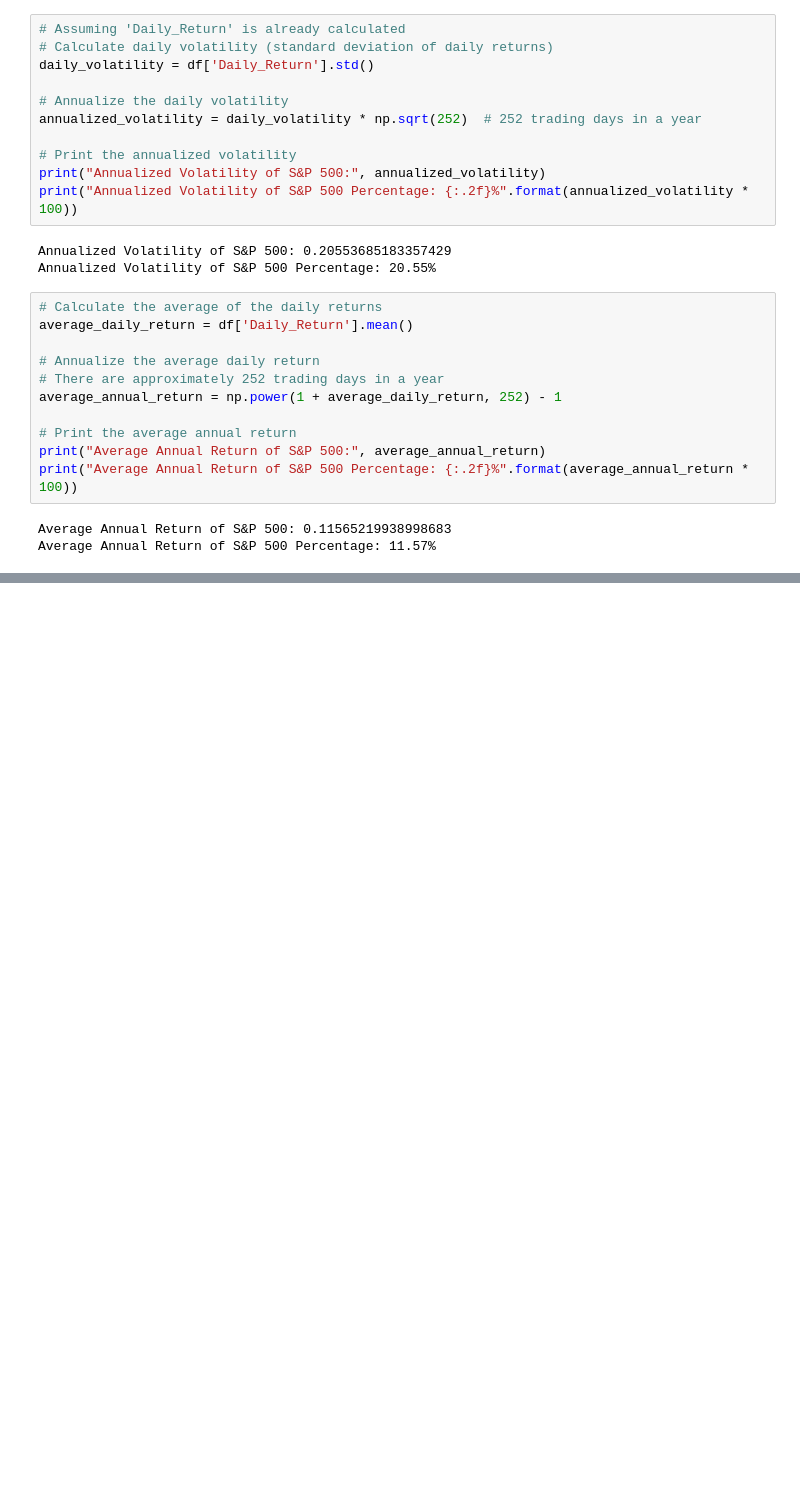
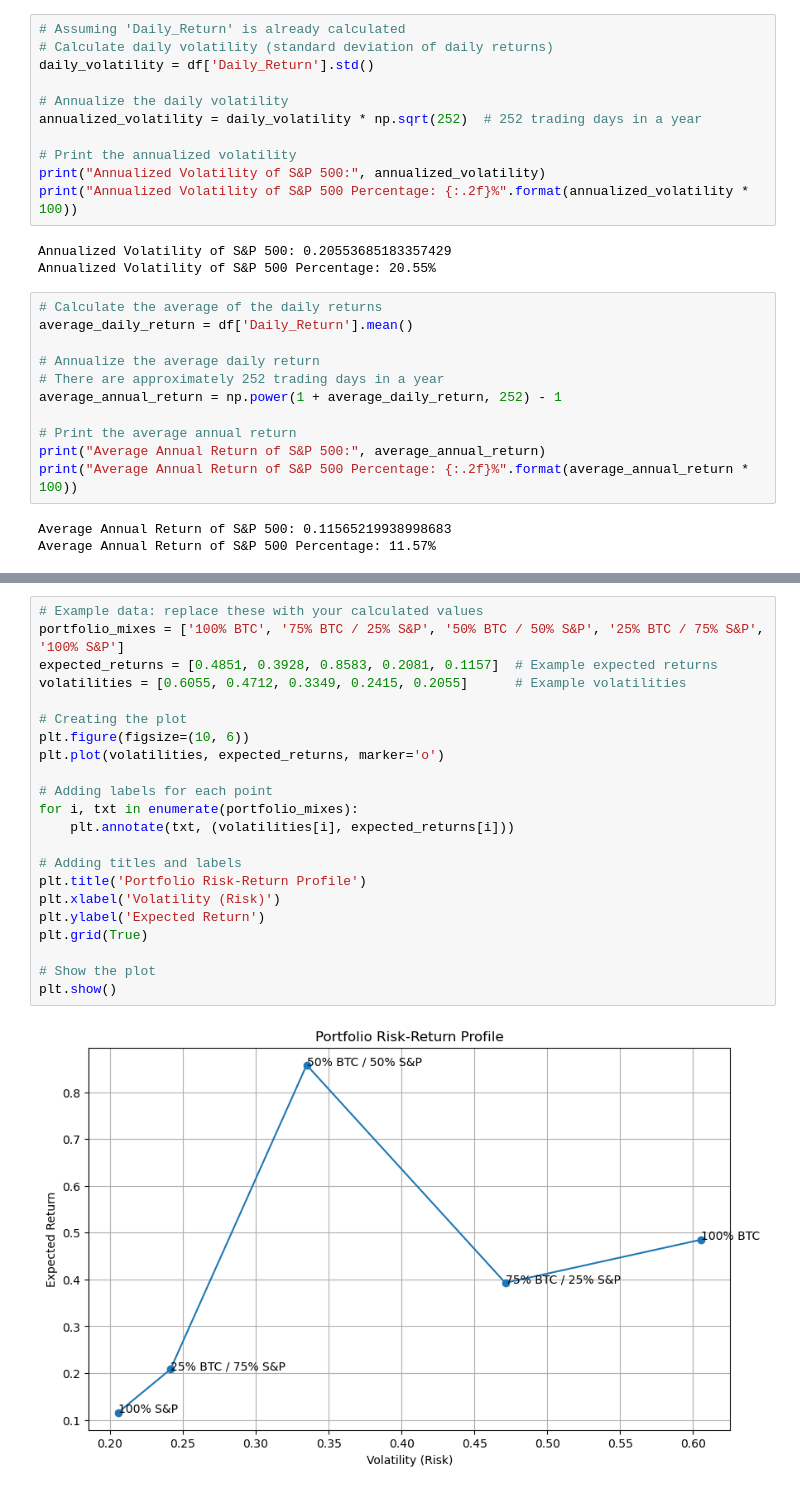
Before and after one commit to wangui-monicah/bitcoin-linearAlgebra, a Jupyter notebook: getBTCData.ipynb, the cells around one changed output, grey strips where cells are left out. Saved outputs shown, nothing was run; the diff lists cells and outputs as text; blank space fills up the shorter version.

```diff
--- a/getBTCData.ipynb
+++ b/getBTCData.ipynb
@@ -225,0 +261,24 @@ Average Annual Return of S&P 500 Percentage: 11.57%
+# %%
+# Example data: replace these with your calculated values
+portfolio_mixes = ['100% BTC', '75% BTC / 25% S&P', '50% BTC / 50% S&P', '25% BTC / 75% S&P', '100% S&P']
+expected_returns = [0.4851, 0.3928, 0.8583, 0.2081, 0.1157]  # Example expected returns
+volatilities = [0.6055, 0.4712, 0.3349, 0.2415, 0.2055]      # Example volatilities
+
+# Creating the plot
+plt.figure(figsize=(10, 6))
+plt.plot(volatilities, expected_returns, marker='o')
+
+# Adding labels for each point
+for i, txt in enumerate(portfolio_mixes):
+    plt.annotate(txt, (volatilities[i], expected_returns[i]))
+
+# Adding titles and labels
+plt.title('Portfolio Risk-Return Profile')
+plt.xlabel('Volatility (Risk)')
+plt.ylabel('Expected Return')
+plt.grid(True)
+
+# Show the plot
+plt.show()
+# %% [output]
+[figure, added]
```
Also changed, not shown: parts of 4 cells of this notebook.
